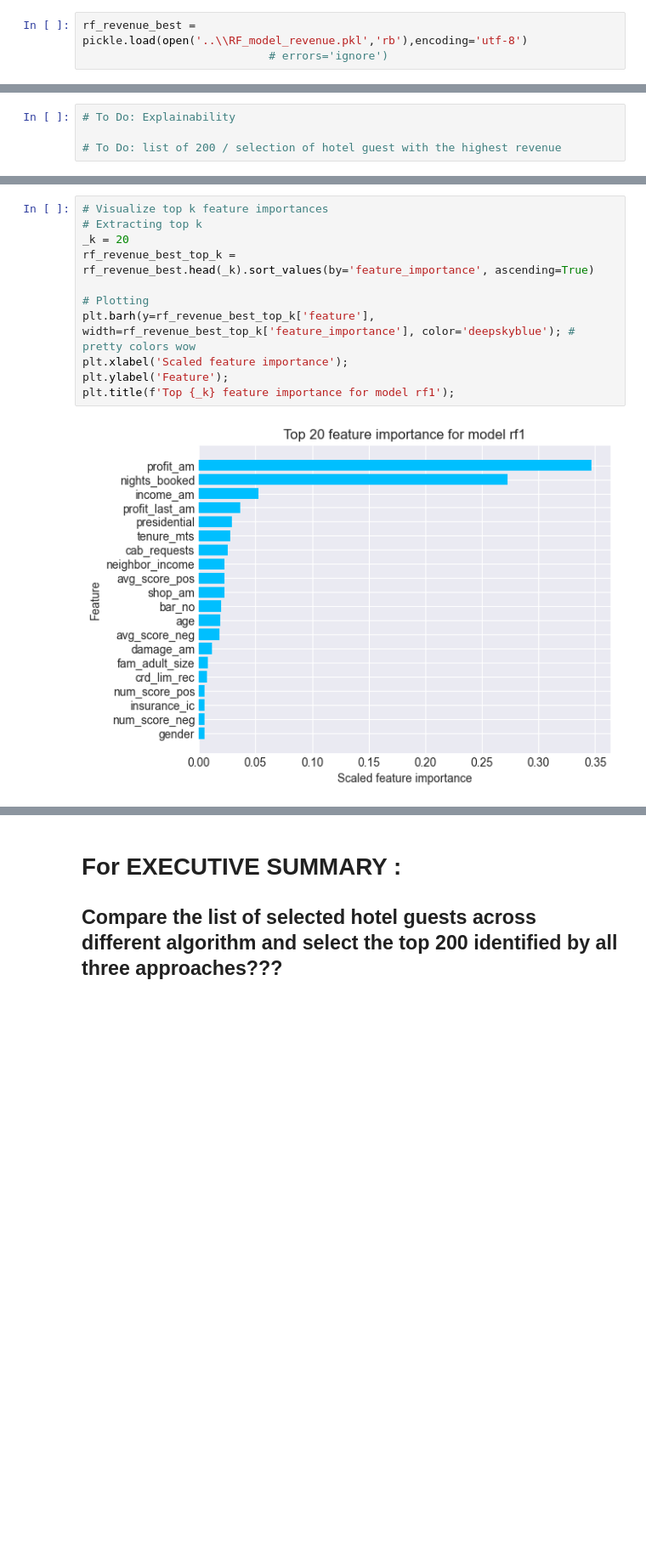
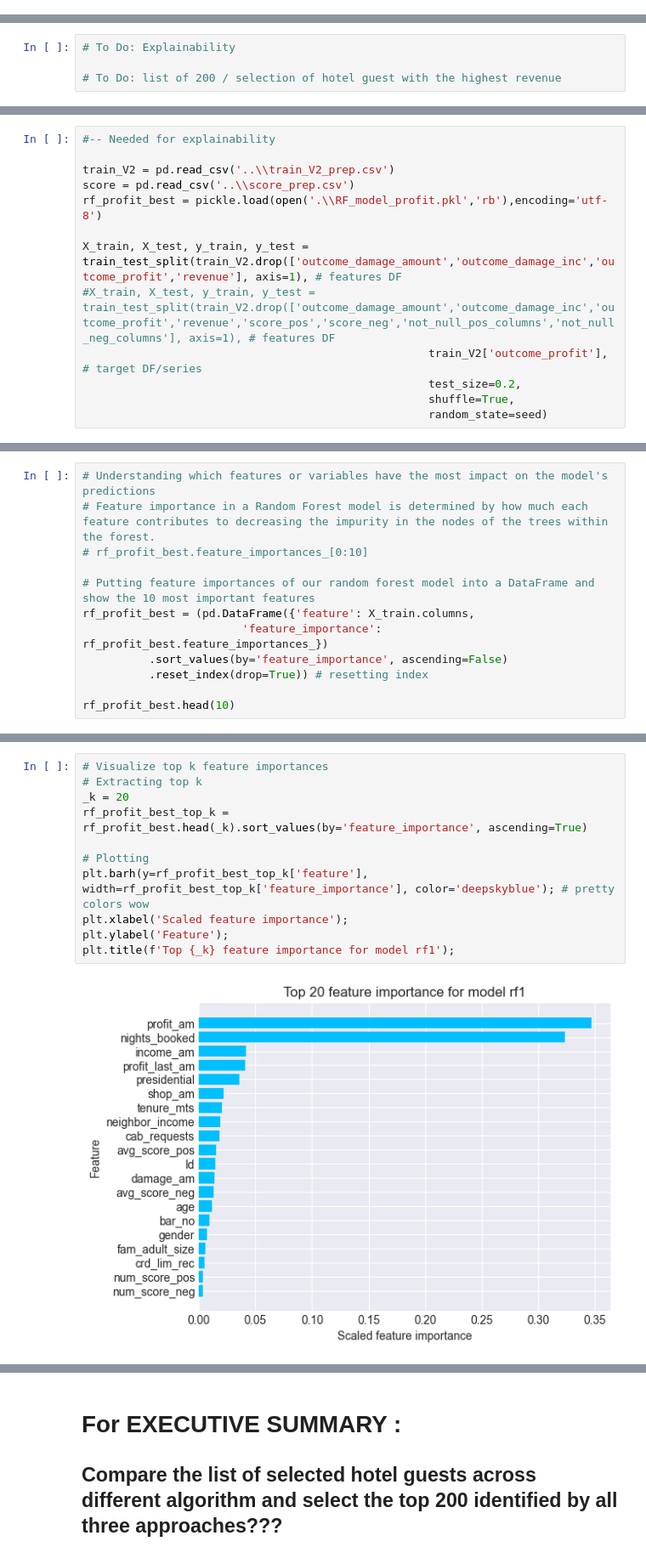
Before and after one commit to Marijkevandesteene/MachineLearning, a Jupyter notebook: ExamDataMining_Integrated_Marijke.ipynb, the cells around one changed output, grey strips where cells are left out. Shown at 85% size. Cells and saved outputs as stored; diff of their text form; blank space fills up the shorter version.

```diff
--- a/ExamDataMining_Integrated_Marijke.ipynb
+++ b/ExamDataMining_Integrated_Marijke.ipynb
@@ -1229,6 +1166,3 @@ pickle.dump(rf_revenue_best, open('..\\RF_model_profit.pkl','wb'))
-# %%
-rf_revenue_best = pickle.load(open('..\\RF_model_revenue.pkl','rb'),encoding='utf-8')
-                            # errors='ignore')
 # %%
 # Extracting hyperparameter tuning results and checking
 rf_cv_res = pd.DataFrame(rf_hyperparam_tuning_random.cv_results_)
@@ -1652,2 +1653,15 @@ plt.show()
+# %%
+#-- Needed for explainability
+
+train_V2 = pd.read_csv('..\\train_V2_prep.csv')
+score = pd.read_csv('..\\score_prep.csv')
+rf_profit_best = pickle.load(open('.\\RF_model_profit.pkl','rb'),encoding='utf-8')
+
+X_train, X_test, y_train, y_test = train_test_split(train_V2.drop(['outcome_damage_amount','outcome_damage_inc','outcome_profit','revenue'], axis=1), # features DF
+#X_train, X_test, y_train, y_test = train_test_split(train_V2.drop(['outcome_damage_amount','outcome_damage_inc','outcome_profit','revenue','score_pos','score_neg','not_null_pos_columns','not_null_neg_columns'], axis=1), # features DF
+                                                    train_V2['outcome_profit'],   # target DF/series
+                                                    test_size=0.2,
+                                                    shuffle=True,
+                                                    random_state=seed)
 # %%
 # Getting feature importances of the fitted rf1 model (looking at first 10 rows)
@@ -1678,0 +1673,12 @@ rf_revenue_best.head(10)
+# %%
+# Understanding which features or variables have the most impact on the model's predictions
+# Feature importance in a Random Forest model is determined by how much each feature contributes to decreasing the impurity in the nodes of the trees within the forest.
+# rf_profit_best.feature_importances_[0:10]
+
+# Putting feature importances of our random forest model into a DataFrame and show the 10 most important features
+rf_profit_best = (pd.DataFrame({'feature': X_train.columns,
+                        'feature_importance': rf_profit_best.feature_importances_})
+          .sort_values(by='feature_importance', ascending=False)
+          .reset_index(drop=True)) # resetting index
+
+rf_profit_best.head(10)
@@ -1679,13 +1697,13 @@ rf_revenue_best.head(10)
 # %%
 # Visualize top k feature importances
 # Extracting top k
 _k = 20
-rf_revenue_best_top_k = rf_revenue_best.head(_k).sort_values(by='feature_importance', ascending=True)
+rf_profit_best_top_k = rf_profit_best.head(_k).sort_values(by='feature_importance', ascending=True)
 
 # Plotting
-plt.barh(y=rf_revenue_best_top_k['feature'], width=rf_revenue_best_top_k['feature_importance'], color='deepskyblue'); # pretty colors wow
+plt.barh(y=rf_profit_best_top_k['feature'], width=rf_profit_best_top_k['feature_importance'], color='deepskyblue'); # pretty colors wow
 plt.xlabel('Scaled feature importance');
 plt.ylabel('Feature');
 plt.title(f'Top {_k} feature importance for model rf1');
 # %% [output]
-[figure, old version]
+[figure, new version]
```
Also changed, not shown: parts of 81 cells of this notebook, 3 other files.
